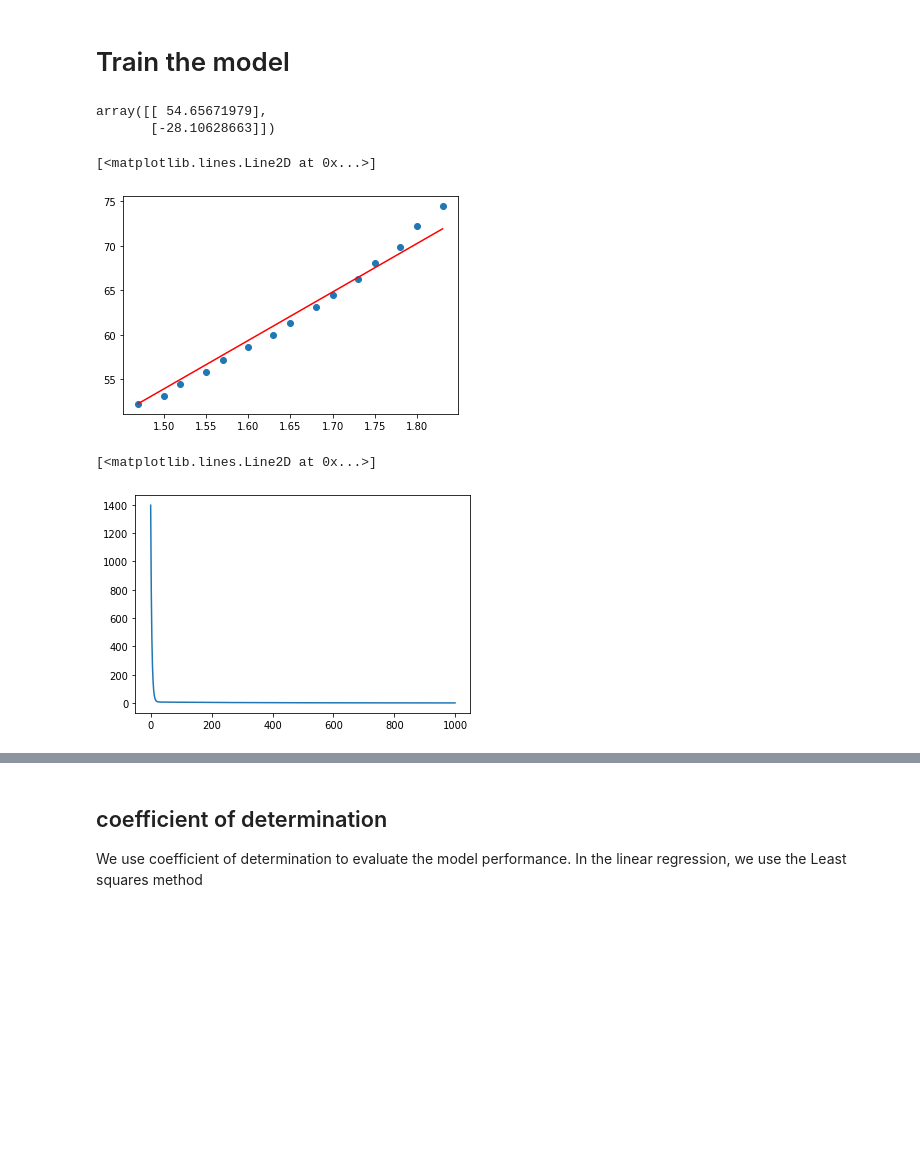
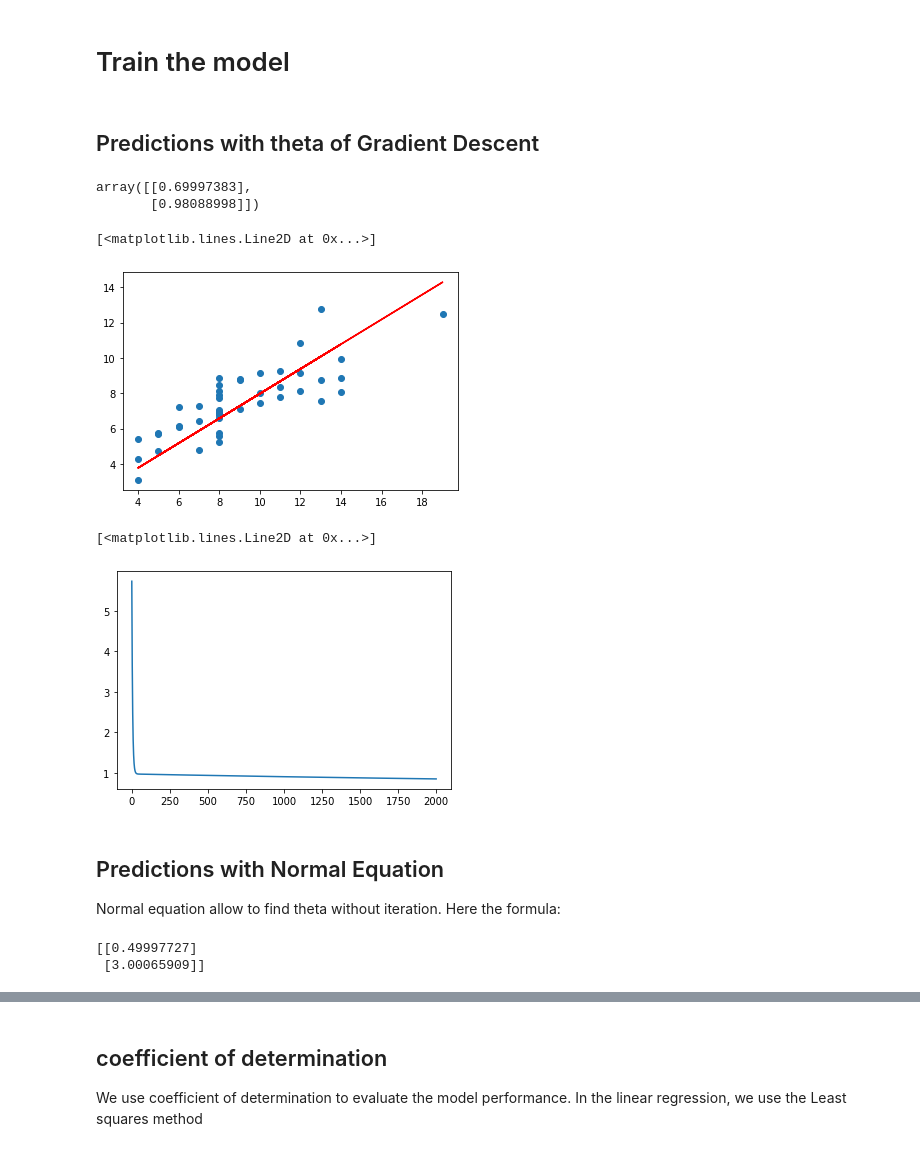
Before and after one commit to dynamo63/machine-learning-from-scratch, a Jupyter notebook: univariate_linear_regression.ipynb, the cells around one changed output, grey strips where cells are left out. Drawn from its saved outputs; the diff is of its cells as text; code cells hidden in the pictures; blank space fills up the shorter version.

```diff
--- a/univariate_linear_regression.ipynb
+++ b/univariate_linear_regression.ipynb
@@ -38,0 +13,4 @@ data
+# %%
+data = pd.read_json("./sample_data/anscombe.json")
+data.drop('Series', axis=1, inplace=True)
+data
@@ -44,6 +40,6 @@ plt.scatter(data['Height'], data['Weight'])
 # %%
 # Always verify matrix dimension
-x,y = data['Height'].to_frame(), data['Weight'].to_frame()
+x,y = data['X'].to_frame(), data['Y'].to_frame()
 X = np.hstack((x, np.ones(x.shape)))
 X.shape
 # %% [output]
@@ -97,21 +135,34 @@ def descent_gradient(X, y, theta, learning_rate=0.01, n_iter=100):
 # %% [markdown]
 # Train the model
+# %% [markdown]
+## Predictions with theta of Gradient Descent
 # %%
-n_iterations = 1000
-theta_final, cost_history = descent_gradient(X, y, theta, n_iter=n_iterations, learning_rate=0.5)
-theta_final
+n_iterations = 2000
+theta_dg, cost_history = descent_gradient(X, y, theta, n_iter=n_iterations, learning_rate=0.001)
+theta_dg
 # %% [output]
-array([[ 54.65671979],
-       [-28.10628663]])
+array([[0.69997383],
+       [0.98088998]])
 # %%
-predictions = model(X, theta_final)
+predictions_with_dg = model(X, theta_dg)
 plt.scatter(x,y)
-plt.plot(x, predictions, c='r')
+plt.plot(x, predictions_with_dg, c='r')
 # %% [output]
 [<matplotlib.lines.Line2D at 0x...>]
-[figure, old version]
+[figure, new version]
 # %%
 plt.plot(range(n_iterations), cost_history)
 # %% [output]
 [<matplotlib.lines.Line2D at 0x...>]
-[figure, old version]
+[figure, new version]
+# %% [markdown]
+## Predictions with Normal Equation
+
+Normal equation allow to find theta without iteration.
+Here the formula:
+# %%
+theta_ne = normal_equation(X, y)
+print(theta_ne)
+# %% [output]
+[[0.49997727]
+ [3.00065909]]
```
Also changed, not shown: parts of 17 cells of this notebook.
